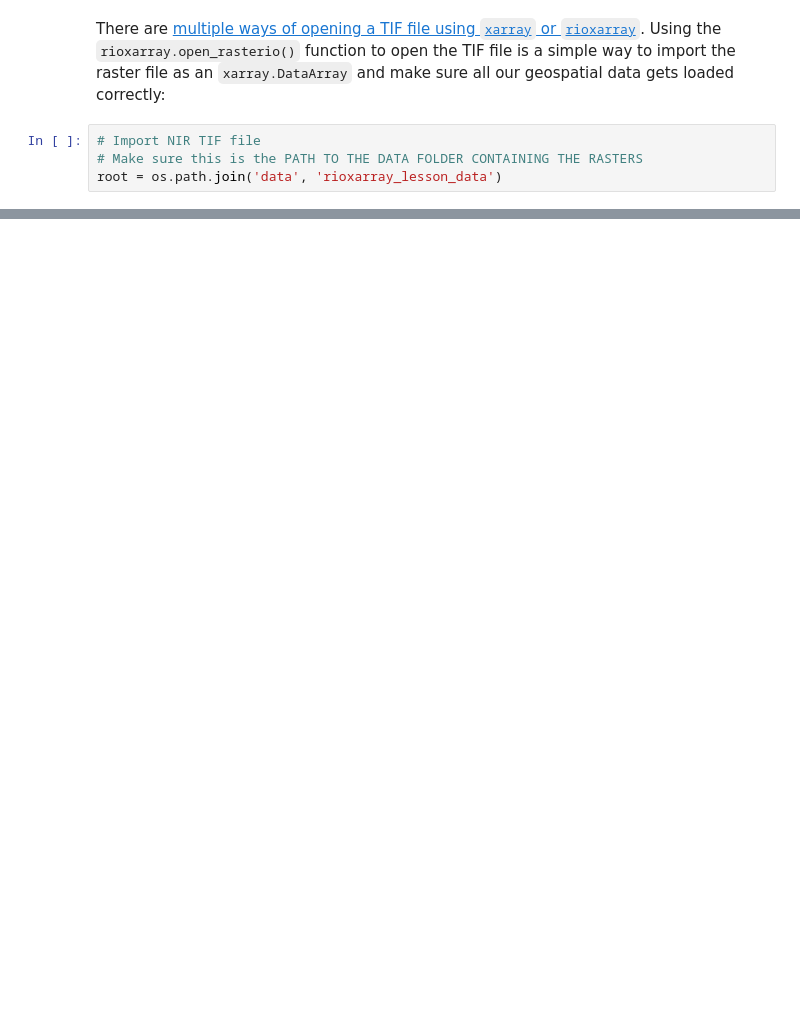
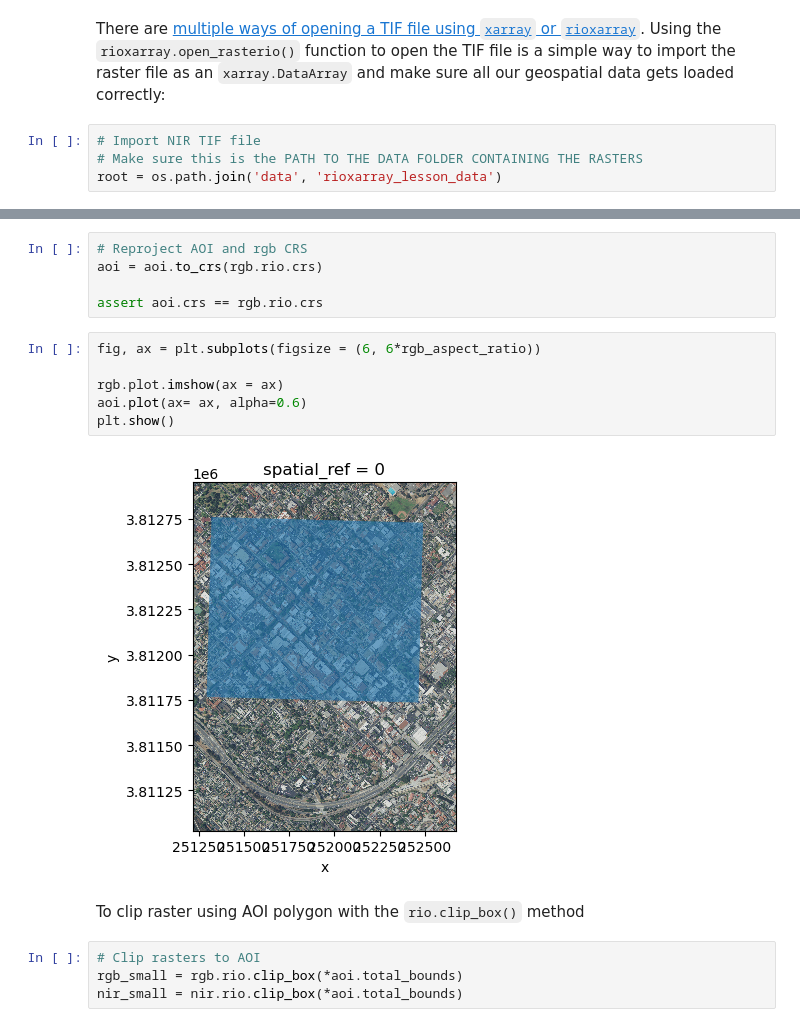
Before and after one commit to sofiiir/eds220-2025-in-class, a Jupyter notebook: week8-rioxarray.ipynb, the cells around one changed output, grey strips where cells are left out. Saved outputs shown, nothing was run; the diff lists cells and outputs as text; blank space fills up the shorter version.

```diff
--- a/week8-rioxarray.ipynb
+++ b/week8-rioxarray.ipynb
@@ -25,0 +185,19 @@ root = os.path.join('data', 'rioxarray_lesson_data')
+# %%
+# Reproject AOI and rgb CRS
+aoi = aoi.to_crs(rgb.rio.crs)
+
+assert aoi.crs == rgb.rio.crs
+# %%
+fig, ax = plt.subplots(figsize = (6, 6*rgb_aspect_ratio))
+
+rgb.plot.imshow(ax = ax)
+aoi.plot(ax= ax, alpha=0.6)
+plt.show()
+# %% [output]
+[figure, added]
+# %% [markdown]
+To clip raster using AOI polygon with the `rio.clip_box()` method
+# %%
+# Clip rasters to AOI
+rgb_small = rgb.rio.clip_box(*aoi.total_bounds)
+nir_small = nir.rio.clip_box(*aoi.total_bounds)
```
Also changed, not shown: parts of 35 cells of this notebook.
